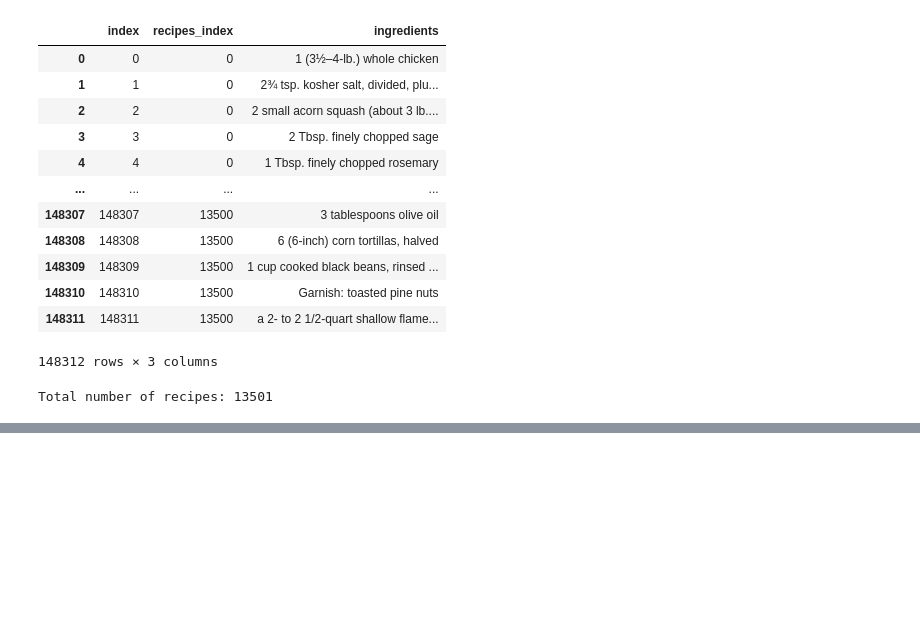
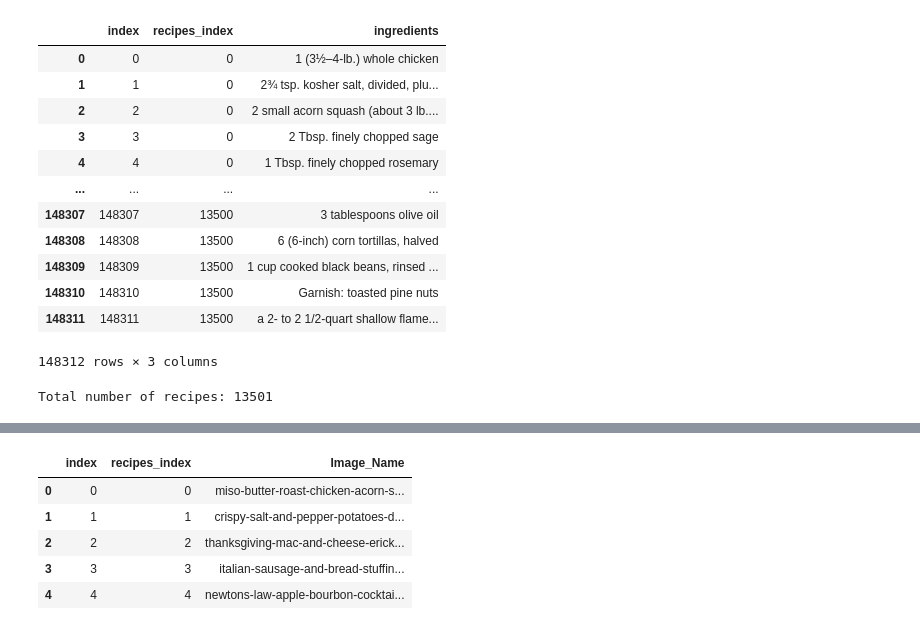
Before and after one commit to bl3e967/SousChefDS, a Jupyter notebook: notebooks/3-eda-explore-kaggle-food-ingredients-and-recipes-dataset/data-cleaning.ipynb, the cells around one changed output, grey strips where cells are left out. Saved outputs shown, nothing was run; the diff lists cells and outputs as text; code cells hidden in the pictures; blank space fills up the shorter version.

```diff
--- a/notebooks/3-eda-explore-kaggle-food-ingredients-and-recipes-dataset/data-cleaning.ipynb
+++ b/notebooks/3-eda-explore-kaggle-food-ingredients-and-recipes-dataset/data-cleaning.ipynb
@@ -134,0 +221,3 @@ Total number of recipes: 13501
+# %%
+recipe_image.head()
+# %% [output]
@@ -134,0 +225,6 @@ Total number of recipes: 13501
+|  | index | recipes_index | Image_Name |
+| 0 | 0 | 0 | miso-butter-roast-chicken-acorn-s... |
+| 1 | 1 | 1 | crispy-salt-and-pepper-potatoes-d... |
+| 2 | 2 | 2 | thanksgiving-mac-and-cheese-erick... |
+| 3 | 3 | 3 | italian-sausage-and-bread-stuffin... |
+| 4 | 4 | 4 | newtons-law-apple-bourbon-cocktai... |
```
Also changed, not shown: parts of 18 cells of this notebook, 1 other file.
